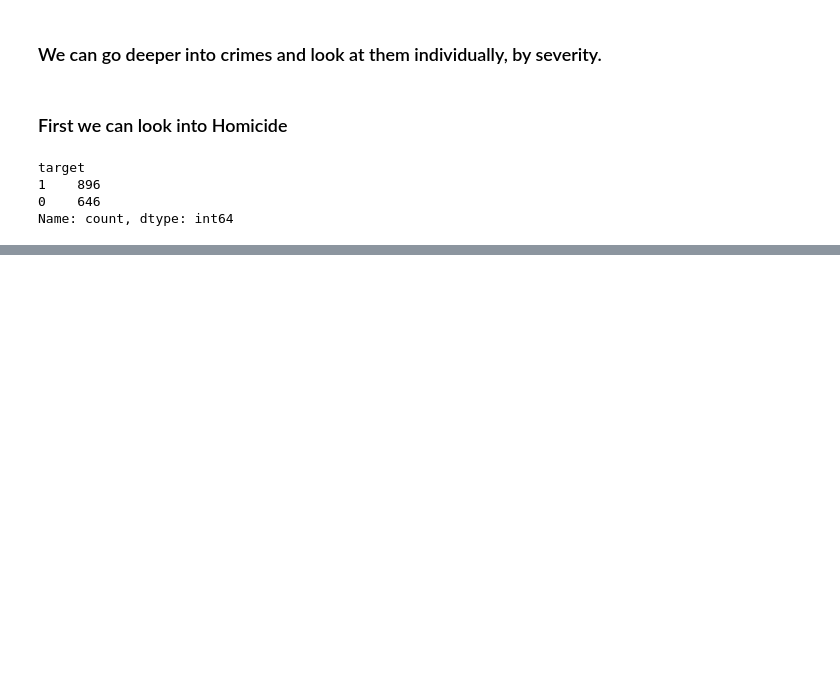
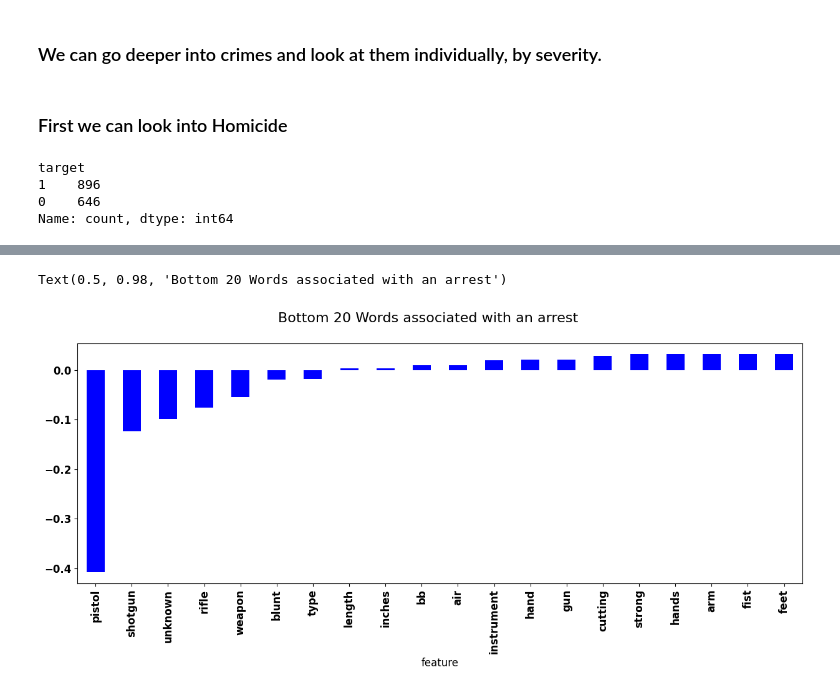
Before and after one commit to DanHerman212/los_angeles_crime, a Jupyter notebook: notebooks/3_data_modeling.ipynb, the cells around one changed output, grey strips where cells are left out. Cells and saved outputs as stored; diff of their text form; code cells hidden in the pictures; blank space fills up the shorter version.

```diff
--- a/notebooks/3_data_modeling.ipynb
+++ b/notebooks/3_data_modeling.ipynb
@@ -134,0 +249,20 @@ from sklearn.feature_extraction.text import TfidfVectorizer
+# %%
+# create df with coefs and features
+coefs = model.coef_.flatten()
+features = vectorizer.get_feature_names_out()
+
+coefs_df = pd.DataFrame({'feature': features, 'coef': coefs})
+
+coefs_df = coefs_df.sort_values(by='coef', ascending=True)
+
+bottom_20_words = coefs_df[:20]
+
+top_20_words = coefs_df[-20:]
+# %%
+bottom_20_words.sort_values(by='coef', ascending=True, inplace=True)
+
+bottom_20_words.plot(kind='bar', x='feature', y='coef', figsize=(15, 5), color='blue', legend=False)
+plt.suptitle('Bottom 20 Words associated with an arrest', fontsize=16)
+# %% [output]
+Text(0.5, 0.98, 'Bottom 20 Words associated with an arrest')
+[figure, added]
```
Also changed, not shown: parts of 32 cells of this notebook.
